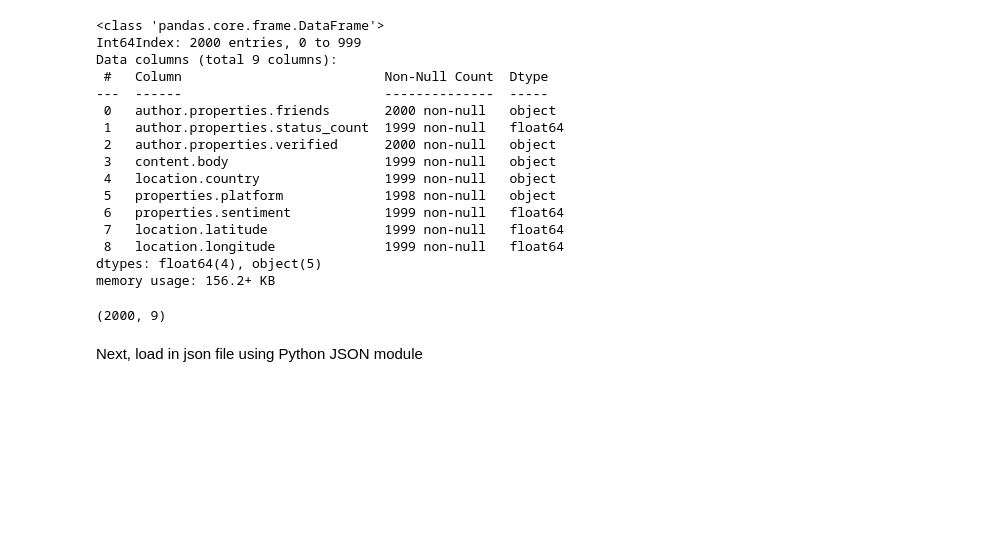
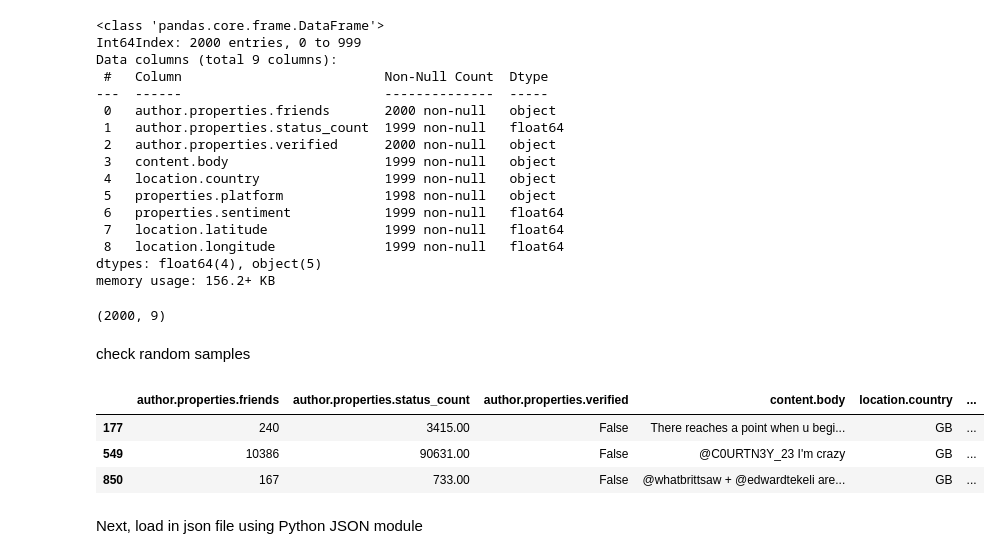
Before and after one commit to gkadeoti/datahakerman_final_project, a Jupyter notebook: TS02_Dataframe_Merging.ipynb, the cells around one changed output. Saved outputs shown, nothing was run; the diff lists cells and outputs as text; code cells hidden in the pictures; blank space fills up the shorter version.

```diff
--- a/TS02_Dataframe_Merging.ipynb
+++ b/TS02_Dataframe_Merging.ipynb
@@ -113,2 +113,2 @@ csv_data.head(3)
 # %%
-txt_data = pd.read_csv(os.path.join(main_path, files_list[2]),delimiter=",")
+txt_data = pd.read_csv(os.path.join(file_path, files_list[2]),delimiter=",")
@@ -173,6 +200,15 @@ memory usage: 156.2+ KB
 csv_txt_merged.shape
 # %% [output]
 (2000, 9)
+# %% [markdown]
+check random samples
+# %%
+csv_txt_merged.sample(3)
+# %% [output]
+|  | author.properties.friends | author.properties.status_count | author.properties.verified | content.body | location.country | ... |
+| 177 | 240 | 3415.00 | False | There reaches a point when u begi... | GB | ... |
+| 549 | 10386 | 90631.00 | False | @C0URTN3Y_23 I'm crazy | GB | ... |
+| 850 | 167 | 733.00 | False | @whatbrittsaw + @edwardtekeli are... | GB | ... |
 # %% [markdown]
 Next, load in json file using Python JSON module
 # %%
```
Also changed, not shown: parts of 37 cells of this notebook, 2 other files.
